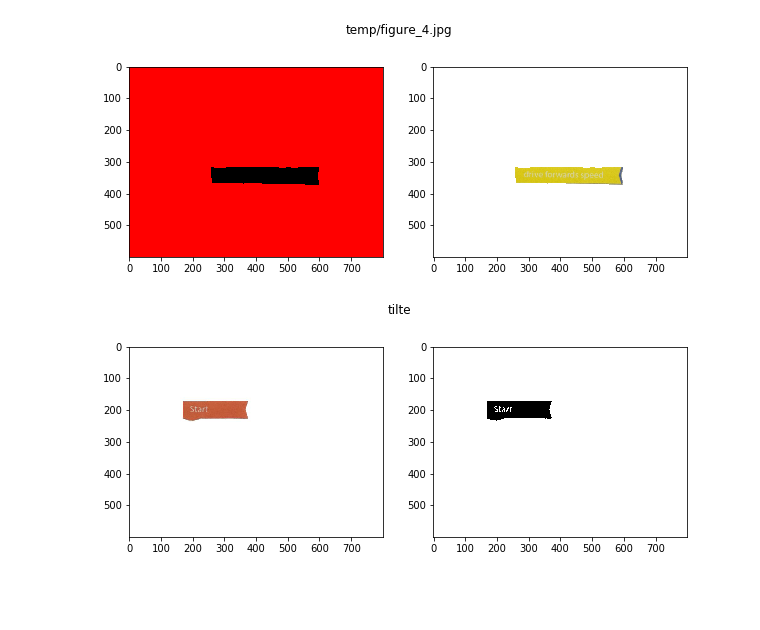
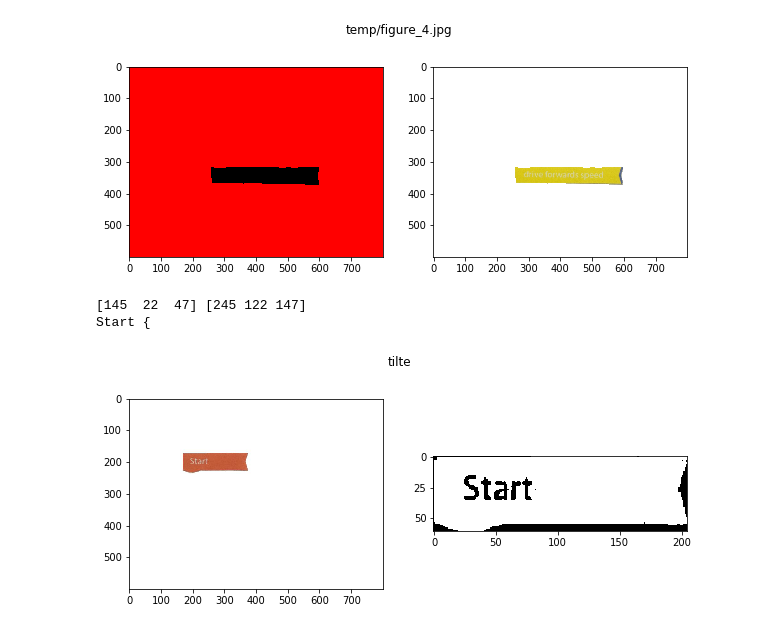
Before and after one commit to VasilisPoulos/tangibles-recognition, a Jupyter notebook: new_blocks_testing.ipynb, the cells around one changed output. Saved outputs shown, nothing was run; the diff lists cells and outputs as text; code cells hidden in the pictures; blank space fills up the shorter version.

```diff
--- a/new_blocks_testing.ipynb
+++ b/new_blocks_testing.ipynb
@@ -104,26 +104,35 @@ number = fill_letters(res, A)
 # %%
 temp_directory = '/home/vasilisp/Desktop/tangibles-recognition/temp/'
 pre_guess = 'repeat indefinitely do'
-color_threshold = 40
-bgr = np.array([72, 97, 195])
-lower = np.array([bgr[0]-threshold, bgr[1]-threshold, bgr[2]-threshold])
-upper = np.array([bgr[0]+threshold, bgr[1]+threshold, bgr[2]+threshold])
+l_threshold = u_threshold = 50
+bgr = np.array([195, 72, 97])
+lower = np.array([bgr[0]-l_threshold, bgr[1]-l_threshold, bgr[2]-l_threshold])
+upper = np.array([bgr[0]+u_threshold, bgr[1]+u_threshold, bgr[2]+u_threshold])
+print(lower, upper)
 #for i in range(1, number+1):
 figure = np.array(Image.open(temp_directory+'figure_1.jpg'))#'figure_'+str(i)+'.jpg'))
-mask = cv.inRange(figure, lower, lower)
-res = cv.bitwise_and(figure, figure, mask= mask)
-figure_gray = cv.cvtColor(figure, cv.COLOR_BGR2GRAY)
-ret1,threshold = cv.threshold(figure_gray,127,255,cv.THRESH_BINARY)
-text_in_block = pytesseract.image_to_string(threshold, lang='eng')
+
+mask = cv.inRange(figure, lower, upper)
+canny = cv.Canny(mask, 50, 200)
+pts = np.argwhere(canny>0)
+y1,x1 = pts.min(axis=0)
+y2,x2 = pts.max(axis=0)
+
+## crop the region
+cropped = mask[y1:y2, x1:x2]
+
+text_in_block = pytesseract.image_to_string(cropped, lang='eng')
 print(text_in_block)
 # planning on making a more sophisticated contains() method
 # for checking tesseracgt output
 #if pre_guess in text_in_block:
 #    print('tesseract says:'+ pre_guess)
 fig, (ax1, ax2) = plt.subplots(1, 2, figsize=(10,4))
 fig.suptitle('tilte')
 ax1.imshow(figure, cmap='gray')
-ax2.imshow(threshold, cmap='gray')
+ax2.imshow(cropped, cmap='gray')
 fig.show()
 # %% [output]
+[145  22  47] [245 122 147]
+Start {
-[figure, old version]
+[figure, new version]
```
